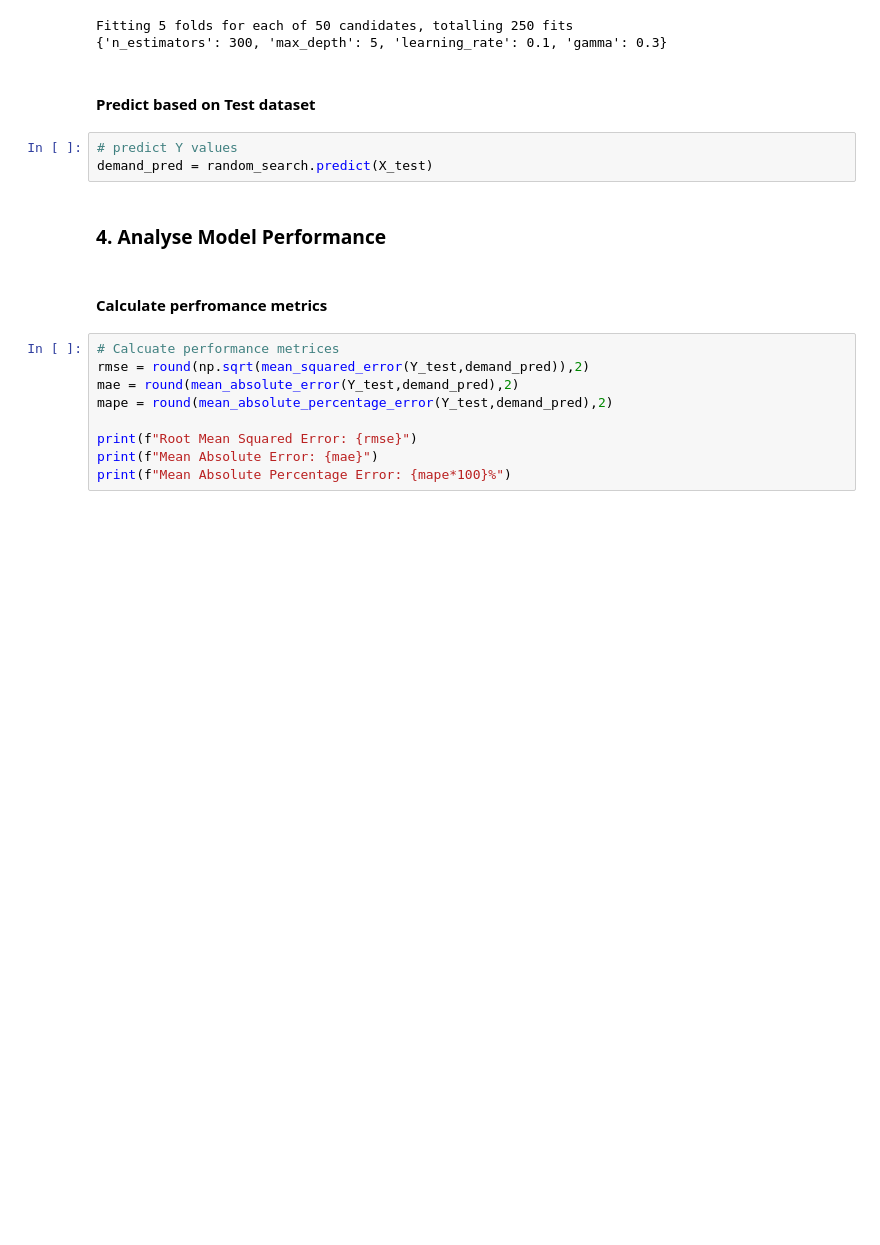
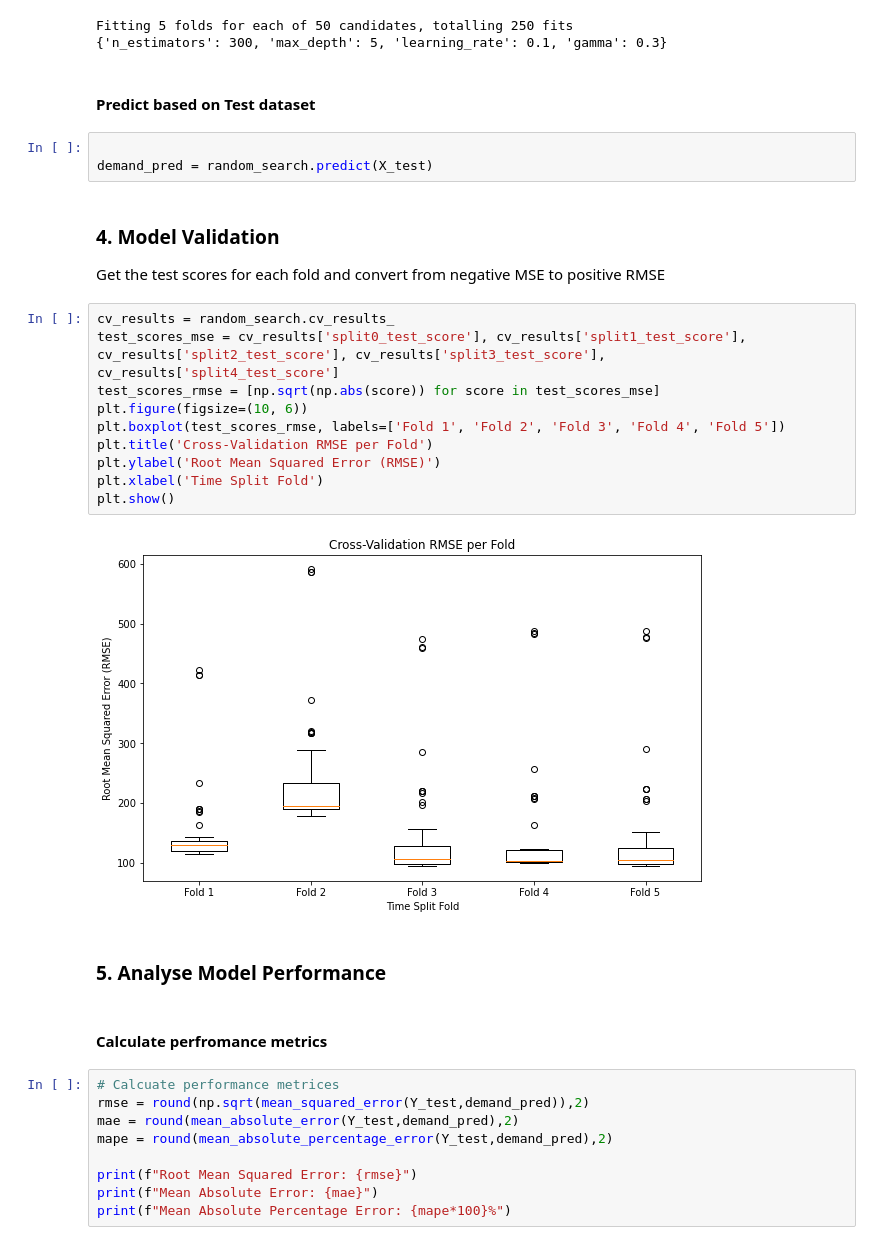
Before and after one commit to rushmila/Group3_ZZSC9020_electricity_demand_forecasting, a Jupyter notebook: src/3_Model_XGBOOST.ipynb, the cells around one changed output. Cells and saved outputs as stored; diff of their text form; blank space fills up the shorter version.

Commit message:
added validation

```diff
--- a/src/3_Model_XGBOOST.ipynb
+++ b/src/3_Model_XGBOOST.ipynb
@@ -174,10 +174,25 @@ Fitting 5 folds for each of 50 candidates, totalling 250 fits
 # %% [markdown]
 #### Predict based on Test dataset
 # %%
-# predict Y values
+
 demand_pred = random_search.predict(X_test)
+# %% [markdown]
+### 4. Model Validation
+Get the test scores for each fold and convert from negative MSE to positive RMSE
+# %%
+cv_results = random_search.cv_results_
+test_scores_mse = cv_results['split0_test_score'], cv_results['split1_test_score'], cv_results['split2_test_score'], cv_results['split3_test_score'], cv_results['split4_test_score']
+test_scores_rmse = [np.sqrt(np.abs(score)) for score in test_scores_mse]
+plt.figure(figsize=(10, 6))
+plt.boxplot(test_scores_rmse, labels=['Fold 1', 'Fold 2', 'Fold 3', 'Fold 4', 'Fold 5'])
+plt.title('Cross-Validation RMSE per Fold')
+plt.ylabel('Root Mean Squared Error (RMSE)')
+plt.xlabel('Time Split Fold')
+plt.show()
+# %% [output]
+[figure, added]
 # %% [markdown]
-###  4. Analyse Model Performance
+###  5. Analyse Model Performance
 # %% [markdown]
 #### Calculate perfromance metrics
 # %%
```
Also changed, not shown: parts of 4 cells of this notebook, 1 other file.
